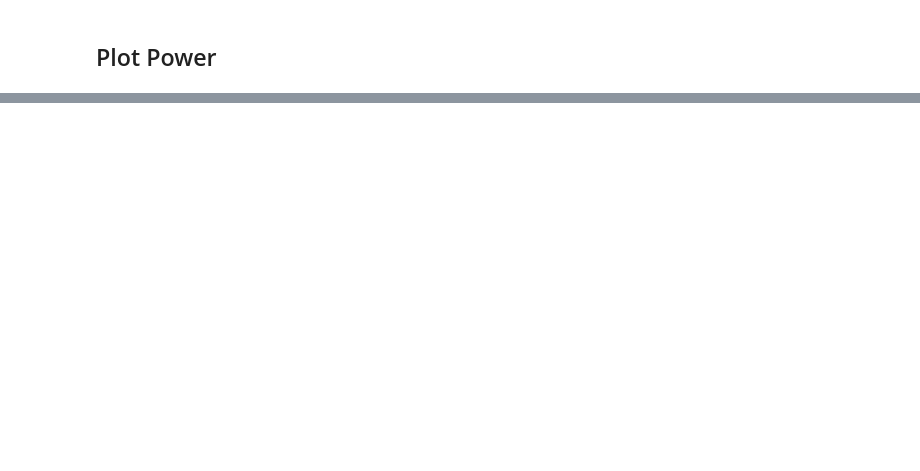
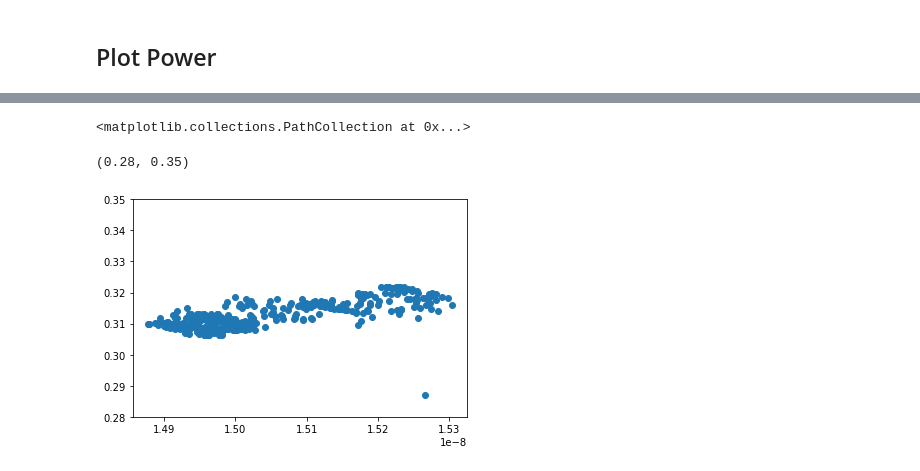
Before and after one commit to andbrocode/notebooks2, a Jupyter notebook: SagnacFrequency/SagnacFrequency_BeamPower.ipynb, the cells around one changed output, grey strips where cells are left out. Cells and saved outputs as stored; diff of their text form; code cells hidden in the pictures; blank space fills up the shorter version.

```diff
--- a/SagnacFrequency/SagnacFrequency_BeamPower.ipynb
+++ b/SagnacFrequency/SagnacFrequency_BeamPower.ipynb
@@ -177,0 +195,9 @@ __makeplot_beampower(fjz, power_df)
+# %%
+from numpy import interp
+new = interp(fjz.times_mjd, power_df.times_mjd, power_df.power_W)
+plt.scatter(new, fjz.pz)
+plt.ylim(0.28, 0.35)
+# %% [output]
+<matplotlib.collections.PathCollection at 0x...>
+(0.28, 0.35)
+[figure, added]
```
Also changed, not shown: parts of 10 cells of this notebook, 10 other files.
